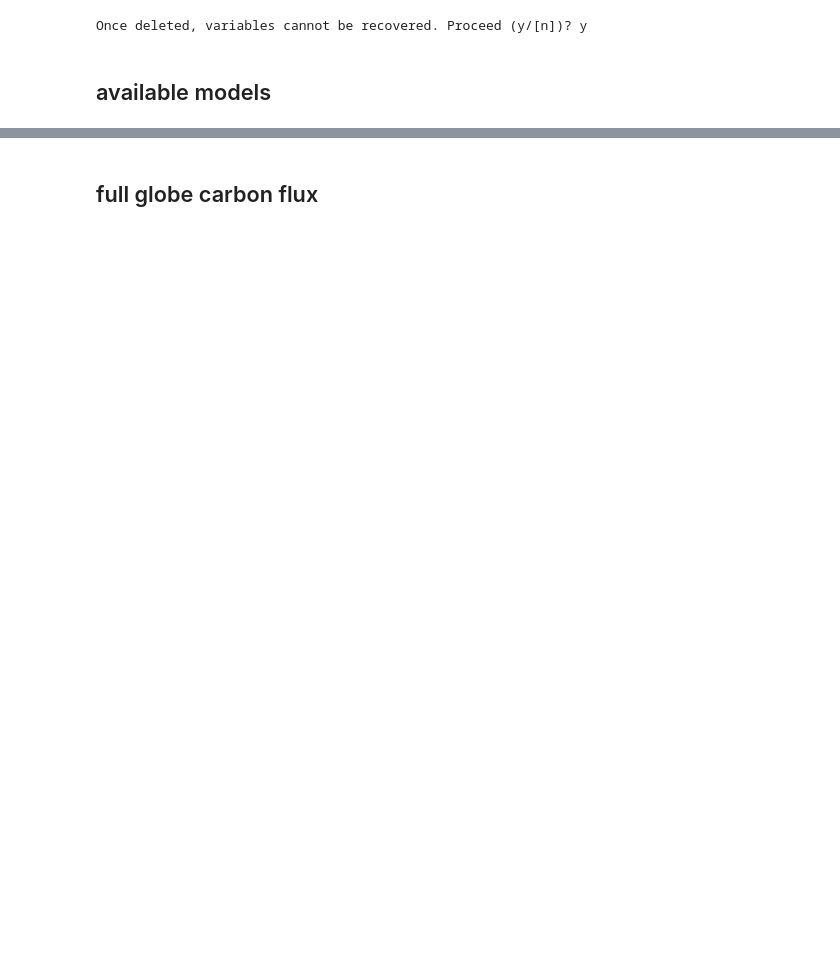
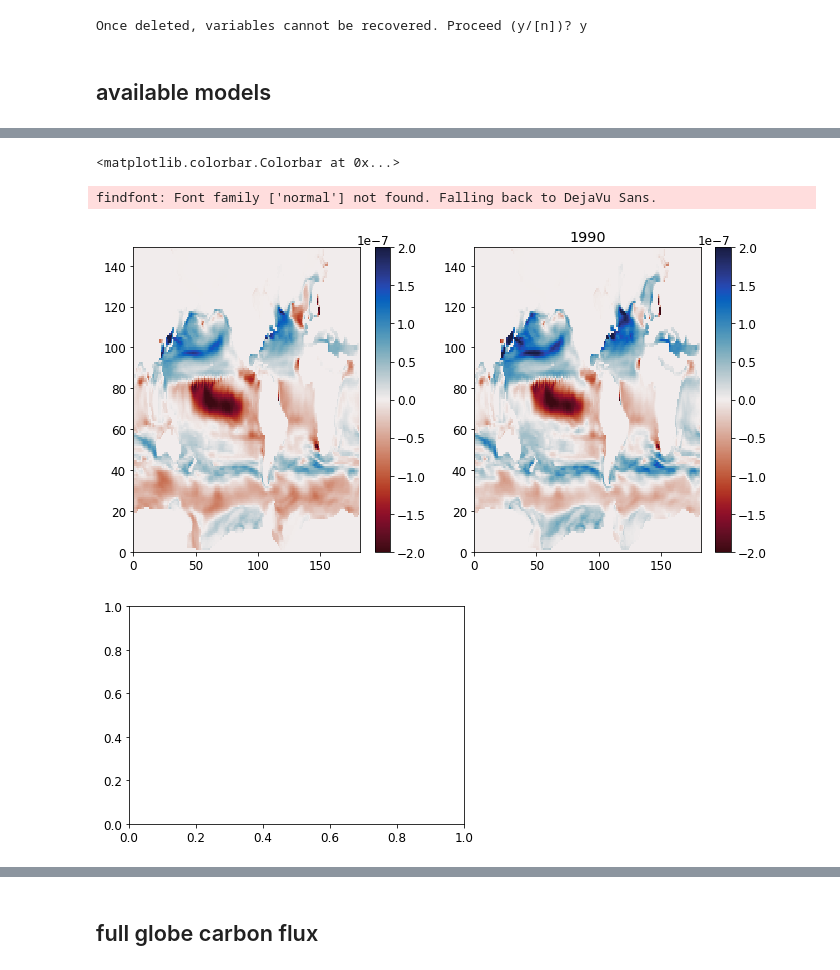
Before and after one commit to tjarnikova/SOZONE, a Jupyter notebook: GCB2023-visualiseAndMonitor/spinupMonitorFromBreakdowns.ipynb, the cells around one changed output, grey strips where cells are left out. Cells and saved outputs as stored; diff of their text form; code cells hidden in the pictures; blank space fills up the shorter version.

```diff
--- a/GCB2023-visualiseAndMonitor/spinupMonitorFromBreakdowns.ipynb
+++ b/GCB2023-visualiseAndMonitor/spinupMonitorFromBreakdowns.ipynb
@@ -157,0 +314,23 @@ models = ['TOM12_TJ_GPA2','TOM12_TJ_GPA1','TOM12_TJ_GPB0','TOM12_TJ_GPB1',\
+# %%
+
+yr = 1990
+tmod = 'TOM12_TJ_1ASA'
+w = xr.open_dataset(f'/gpfs/home/mep22dku/scratch/ModelRuns/TOM12_TJ_1ASA/ORCA2_1m_{yr}0101_{yr}1231_diad_T.nc')
+
+fact = 0.7
+fig, axs = plt.subplots(1,2, figsize=(16*fact, 8*fact), facecolor='w', edgecolor='k')
+axs = axs.ravel()
+
+tmin = -2e-7
+q = axs[0].pcolormesh(w.PICflx[0,:,:], vmin = tmin, vmax = np.abs(tmin), cmap = cm.balance_r)
+plt.colorbar(q, ax = axs[0])
+plt.title(yr)
+
+plt.figure()
+q =axs[1].pcolormesh(w.Cflx[0,:,:], vmin = tmin, vmax = np.abs(tmin), cmap = cm.balance_r)
+plt.colorbar(q, ax = axs[1])
+# %% [output]
+<matplotlib.colorbar.Colorbar at 0x...>
+findfont: Font family ['normal'] not found. Falling back to DejaVu Sans.
+[figure, added]
+[figure, added]
```
Also changed, not shown: parts of 17 cells of this notebook, 4 other files.
